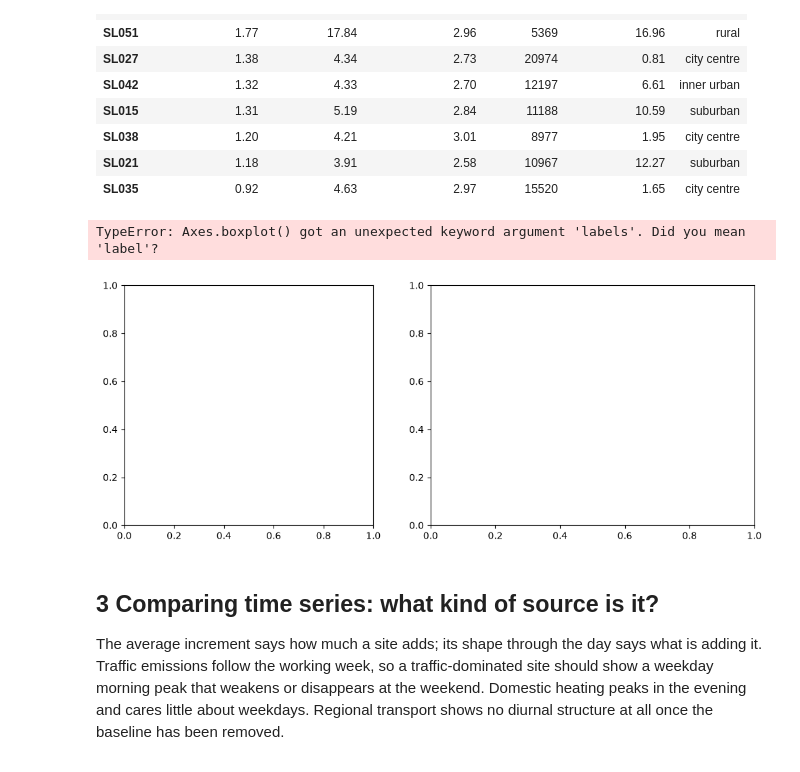
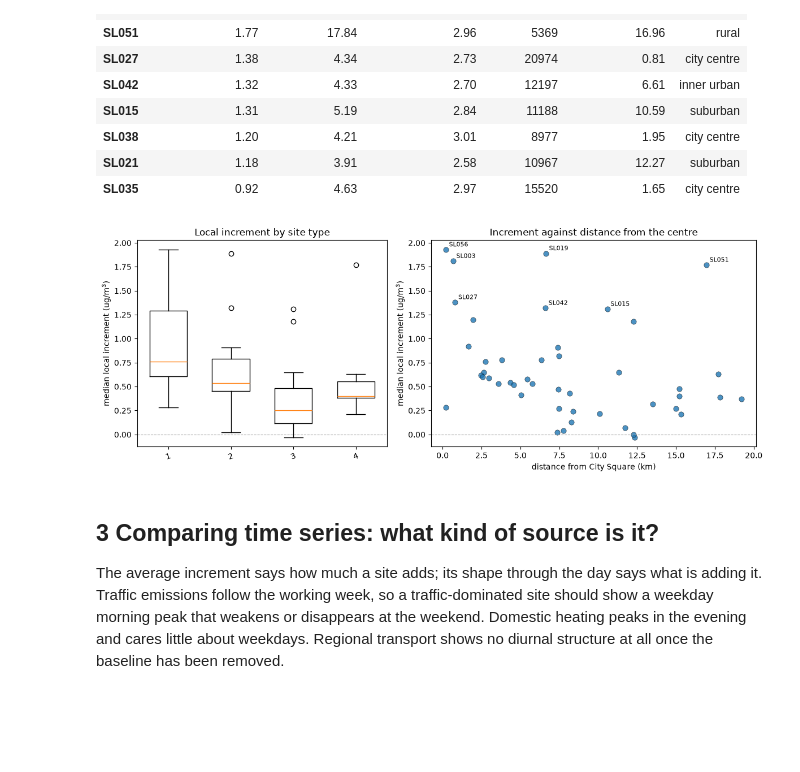
Before and after one commit to alisharifzade10/Dissertation-Project-Sensing-Leeds-Air-Quality-Predictive-Monitoring-and-Instrument-Performance, a Jupyter notebook: notebooks/07_baseline.ipynb, the cells around one changed output. Drawn from its saved outputs; the diff is of its cells as text; code cells hidden in the pictures; blank space fills up the shorter version.

```diff
--- a/notebooks/07_baseline.ipynb
+++ b/notebooks/07_baseline.ipynb
@@ -154,33 +154,32 @@ rural            7    0.40  1.77
 # %%
 fig, (axa, axb) = plt.subplots(1, 2, figsize=(12, 4.6),
                                gridspec_kw={"width_ratios": [1, 1.3]})
 
 order = [t for t in site_stats["site_type"].cat.categories
          if (site_stats["site_type"] == t).any()]
 axa.boxplot([site_stats.loc[site_stats["site_type"] == t, "median_increment"]
-             for t in order], labels=order, widths=0.6)
+             for t in order], label=order, widths=0.6)
 axa.axhline(0, color="0.6", lw=0.8, ls="--")
 axa.set_ylabel("median local increment (ug/m$^3$)")
 axa.set_title("Local increment by site type")
 axa.tick_params(axis="x", rotation=20)
 
 axb.scatter(site_stats["km_from_centre"], site_stats["median_increment"],
             s=45, alpha=0.8, edgecolor="k", lw=0.4)
 axb.axhline(0, color="0.6", lw=0.8, ls="--")
 for c, r in site_stats.iterrows():
     if abs(r["median_increment"]) > site_stats["median_increment"].abs().quantile(0.85):
         axb.annotate(c, (r["km_from_centre"], r["median_increment"]),
                      xytext=(4, 4), textcoords="offset points", fontsize=8)
 axb.set_xlabel("distance from City Square (km)")
 axb.set_ylabel("median local increment (ug/m$^3$)")
 axb.set_title("Increment against distance from the centre")
 
 fig.tight_layout()
 fig.savefig(OUT_FIGURES / "increment_by_site_type.png", dpi=200, bbox_inches="tight")
 plt.show()
 # %% [output]
-TypeError: Axes.boxplot() got an unexpected keyword argument 'labels'. Did you mean 'label'?
-[figure, old version]
+[figure, new version]
 # %% [markdown]
 ## 3  Comparing time series: what kind of source is it?
 
```
Also changed, not shown: parts of 7 cells of this notebook, 11 other files.
